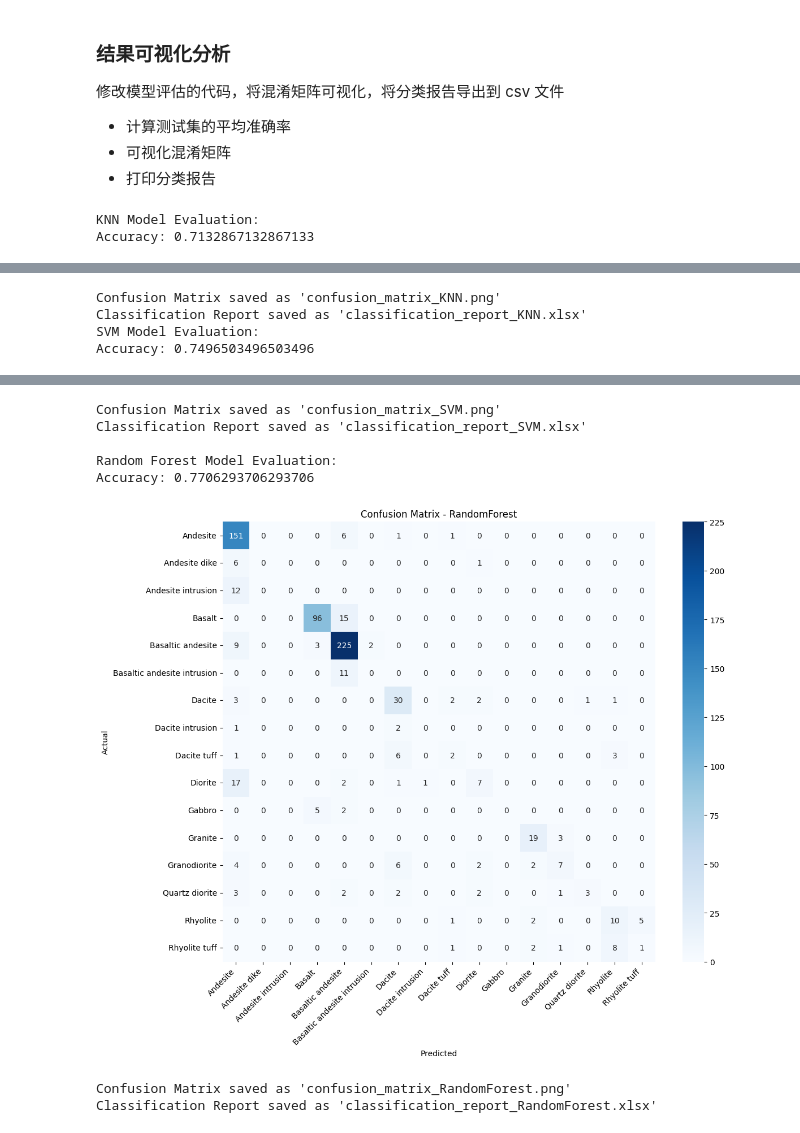
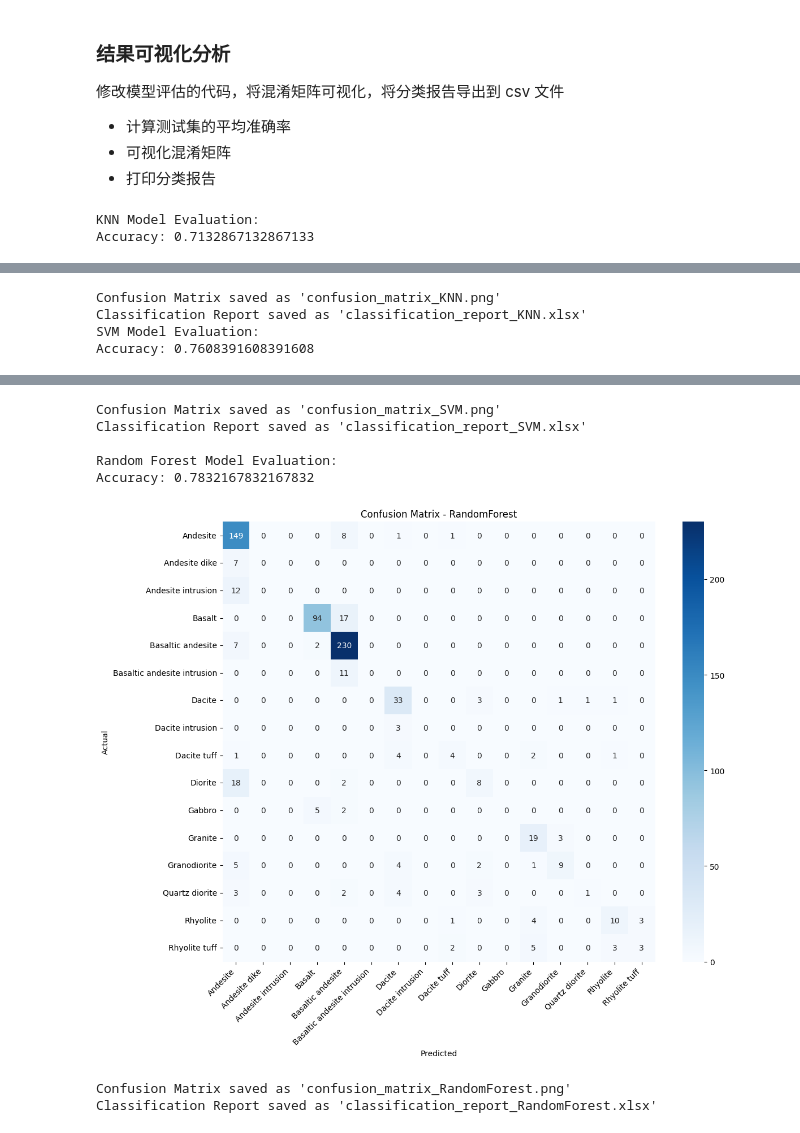
Before and after one commit to VoyagerXvoyagerx/RockClassification, a Jupyter notebook: RockClassification.ipynb, the cells around one changed output, grey strips where cells are left out. Cells and saved outputs as stored; diff of their text form; code cells hidden in the pictures.

Commit message:
Add Grid Search

```diff
--- a/RockClassification.ipynb
+++ b/RockClassification.ipynb
@@ -340,16 +340,26 @@ plt.show()
 from sklearn.svm import SVC
 from sklearn.neighbors import KNeighborsClassifier
 from sklearn.ensemble import RandomForestClassifier
+from sklearn.model_selection import GridSearchCV
 
-# KNN模型
+# KNN 模型超参数搜索
 knn = KNeighborsClassifier(n_neighbors=10)
-knn.fit(X_train, y_train)
+knn_params = {'n_neighbors': [5, 10, 15]}
+knn_grid = GridSearchCV(knn, knn_params, cv=5)
+knn_grid.fit(X_train, y_train)
+print('KNN 最佳参数:', knn_grid.best_params_)
 
-# SVM模型
+# SVM 模型超参数搜索
 svm = SVC(kernel='rbf', C=1, gamma='auto')
-svm.fit(X_train, y_train)
+svm_params = {'C': [0.1, 1, 10], 'gamma': ['scale', 'auto']}
+svm_grid = GridSearchCV(svm, svm_params, cv=5)
+svm_grid.fit(X_train, y_train)
+print('SVM 最佳参数:', svm_grid.best_params_)
 
-# 随机森林模型
+# 随机森林模型超参数搜索
 rf = RandomForestClassifier(n_estimators=10, random_state=42)
-rf.fit(X_train, y_train)
+rf_params = {'n_estimators': [10, 50, 100], 'max_depth': [5, 10, None]}
+rf_grid = GridSearchCV(rf, rf_params, cv=5)
+rf_grid.fit(X_train, y_train)
+print('随机森林最佳参数:', rf_grid.best_params_)
 # %% [output]
@@ -396,14 +408,14 @@ def evaluate_model(model, X_test, y_test, model_name):
 
 # 评估KNN模型
 print("KNN Model Evaluation:")
-evaluate_model(knn, X_test, y_test, 'KNN')
+evaluate_model(knn_grid, X_test, y_test, 'KNN')
 
 print("SVM Model Evaluation:")
-evaluate_model(svm, X_test, y_test, 'SVM')
+evaluate_model(svm_grid, X_test, y_test, 'SVM')
 
 # 评估随机森林模型
 print("\nRandom Forest Model Evaluation:")
-evaluate_model(rf, X_test, y_test, 'RandomForest')
+evaluate_model(rf_grid, X_test, y_test, 'RandomForest')
 # %% [output]
 KNN Model Evaluation:
 Accuracy: 0.7132867132867133
@@ -411,4 +423,4 @@ Accuracy: 0.7132867132867133
 Confusion Matrix saved as 'confusion_matrix_KNN.png'
 Classification Report saved as 'classification_report_KNN.xlsx'
 SVM Model Evaluation:
-Accuracy: 0.7496503496503496
+Accuracy: 0.7608391608391608
@@ -416,8 +428,8 @@ Accuracy: 0.7496503496503496
 Confusion Matrix saved as 'confusion_matrix_SVM.png'
 Classification Report saved as 'classification_report_SVM.xlsx'
 
 Random Forest Model Evaluation:
-Accuracy: 0.7706293706293706
+Accuracy: 0.7832167832167832
-[figure, old version]
+[figure, new version]
 Confusion Matrix saved as 'confusion_matrix_RandomForest.png'
 Classification Report saved as 'classification_report_RandomForest.xlsx'
```
Also changed, not shown: parts of 2 cells of this notebook, 5 other files.
